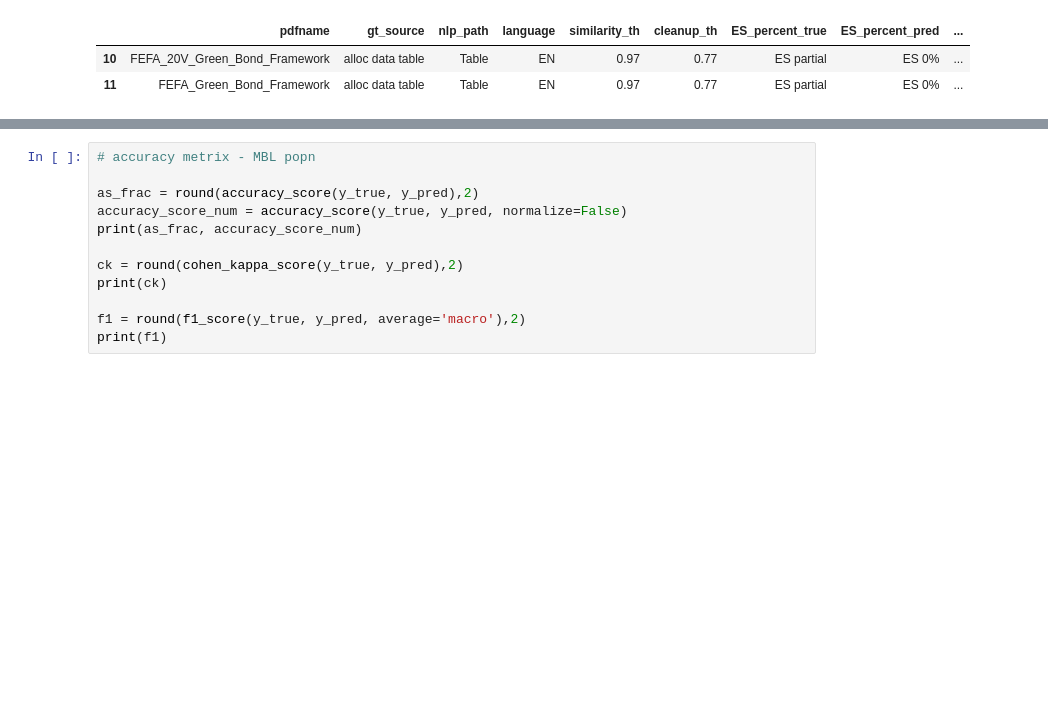
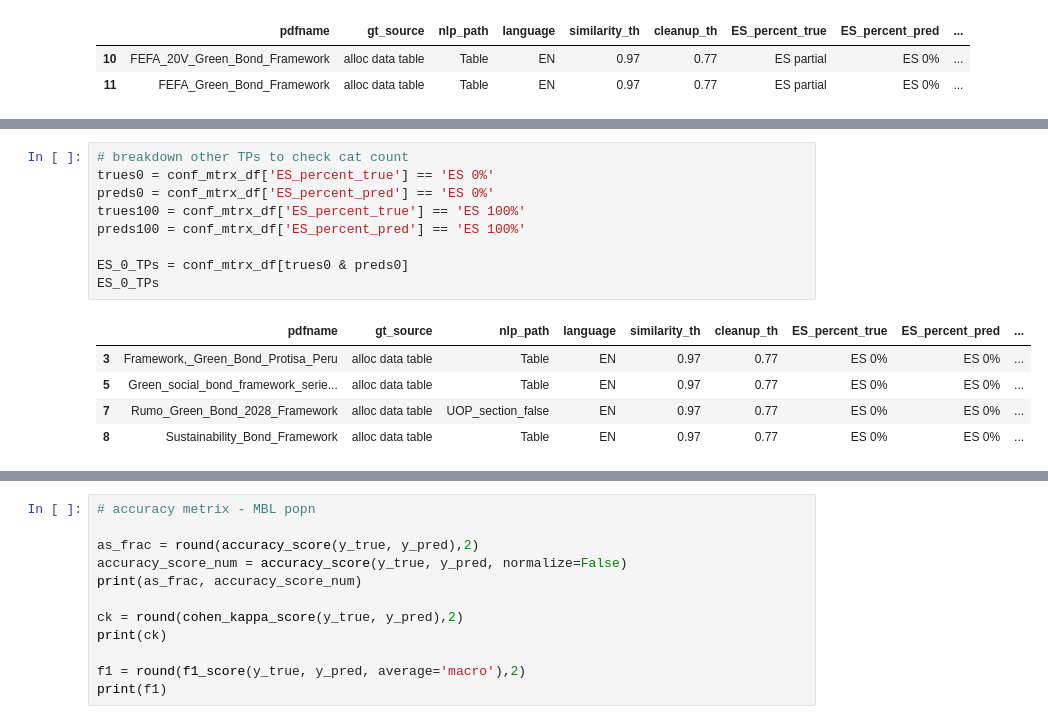
Before and after one commit to emw9805-notabot/ADSCert_project_Watson, a Jupyter notebook: Eval_metrics_MBL.ipynb, the cells around one changed output, grey strips where cells are left out. Saved outputs shown, nothing was run; the diff lists cells and outputs as text; blank space fills up the shorter version.

```diff
--- a/Eval_metrics_MBL.ipynb
+++ b/Eval_metrics_MBL.ipynb
@@ -287,3 +287,18 @@ ES_partial_TPs
 | 12 | Green_Bonds_Framework_-_Banco_Pic... | alloc data table | UOP_section_true | ES | 0.80 | 0.65 | ES partial | ES partial | ... |
 | 13 | Marco_de_la_Primera_Emision | alloc data table | Table | ES | 0.80 | 0.65 | ES partial | ES partial | ... |
 | 14 | Marco_del_Bono_Verde | alloc data table | Table | ES | 0.80 | 0.65 | ES partial | ES partial | ... |
+# %%
+# breakdown other TPs to check cat count
+trues0 = conf_mtrx_df['ES_percent_true'] == 'ES 0%'
+preds0 = conf_mtrx_df['ES_percent_pred'] == 'ES 0%'
+trues100 = conf_mtrx_df['ES_percent_true'] == 'ES 100%'
+preds100 = conf_mtrx_df['ES_percent_pred'] == 'ES 100%'
+
+ES_0_TPs = conf_mtrx_df[trues0 & preds0]
+ES_0_TPs
+# %% [output]
+|  | pdfname | gt_source | nlp_path | language | similarity_th | cleanup_th | ES_percent_true | ES_percent_pred | ... |
+| 3 | Framework,_Green_Bond_Protisa_Peru | alloc data table | Table | EN | 0.97 | 0.77 | ES 0% | ES 0% | ... |
+| 5 | Green_social_bond_framework_serie... | alloc data table | Table | EN | 0.97 | 0.77 | ES 0% | ES 0% | ... |
+| 7 | Rumo_Green_Bond_2028_Framework | alloc data table | UOP_section_false | EN | 0.97 | 0.77 | ES 0% | ES 0% | ... |
+| 8 | Sustainability_Bond_Framework | alloc data table | Table | EN | 0.97 | 0.77 | ES 0% | ES 0% | ... |
```
Also changed, not shown: parts of 3 cells of this notebook, 1 other file.
